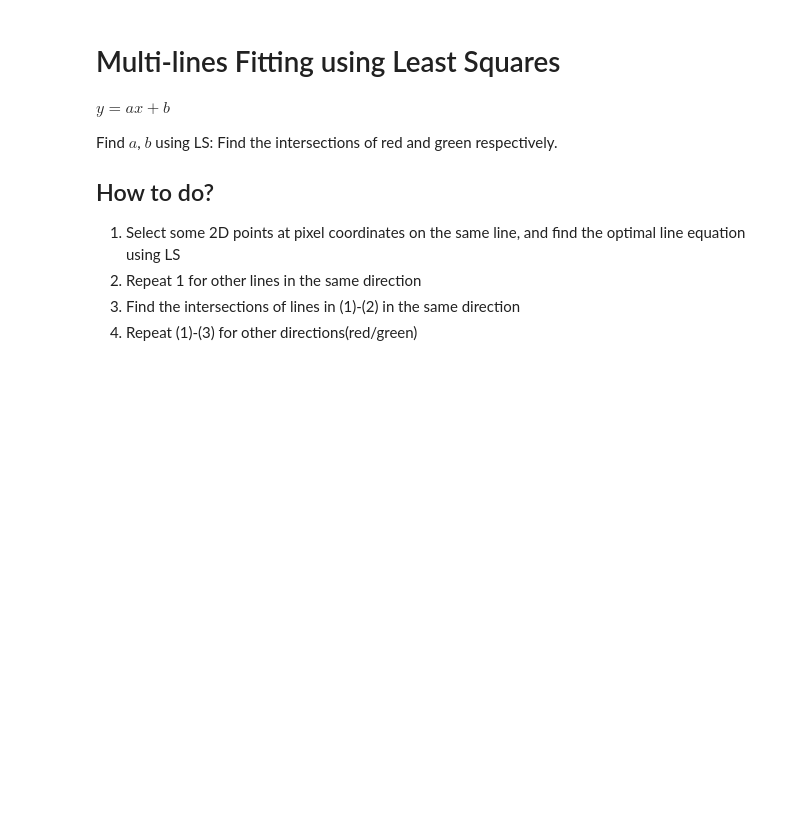
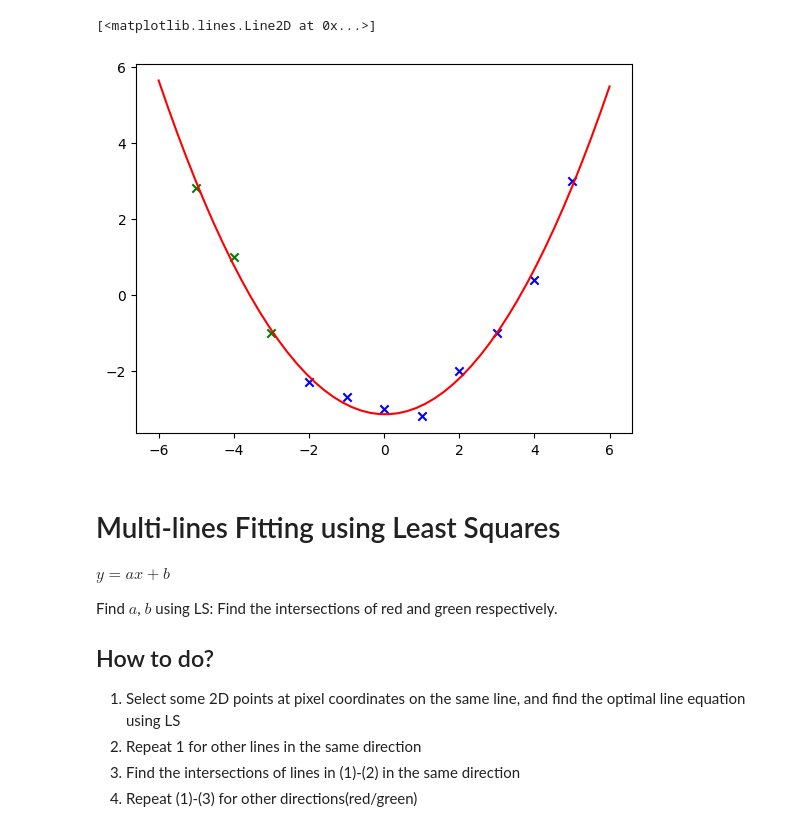
Before and after one commit to yenru0/LINALG_HW4, a Jupyter notebook: problem.ipynb, the cells around one changed output. Cells and saved outputs as stored; diff of their text form; code cells hidden in the pictures; blank space fills up the shorter version.

```diff
--- a/problem.ipynb
+++ b/problem.ipynb
@@ -16,3 +92,14 @@ Weights = np.array([1, 1, 1, 3, 3, 3, 3, 3, 1, 1, 1], dtype=np.float64)
+# %%
+X = np.linspace(-6, 6)
+Y = a * X ** 2 + b * X + c
+
+plt.scatter(PointsX[3:], PointsY[3:], c='blue', marker='x')
+plt.scatter(PointsX[:3], PointsY[:3], c='green', marker='x')
+
+plt.plot(X, Y, color='red')
+# %% [output]
+[<matplotlib.lines.Line2D at 0x...>]
+[figure, added]
 # %% [markdown]
 # Multi-lines Fitting using Least Squares
 
```
Also changed, not shown: parts of 14 cells of this notebook, 2 other files.
